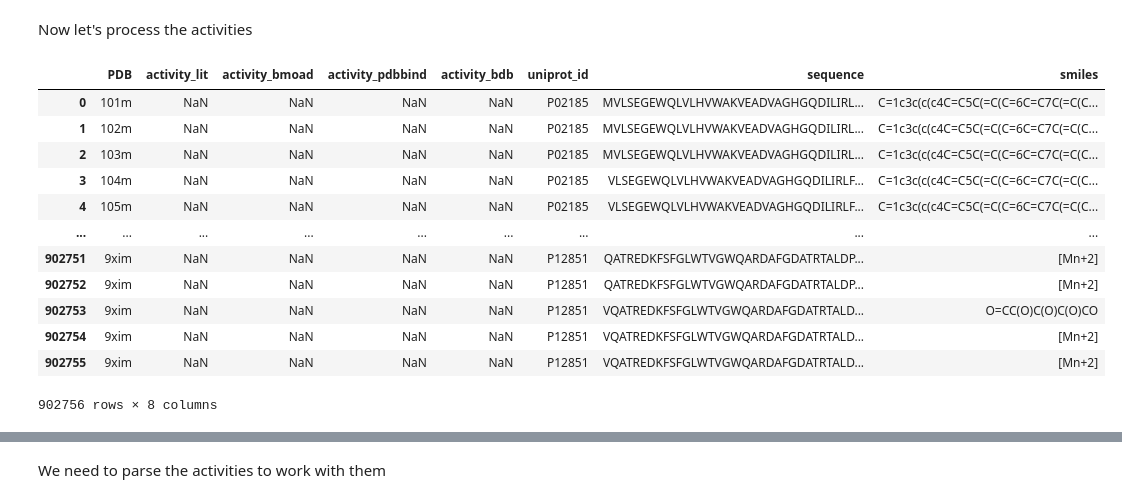
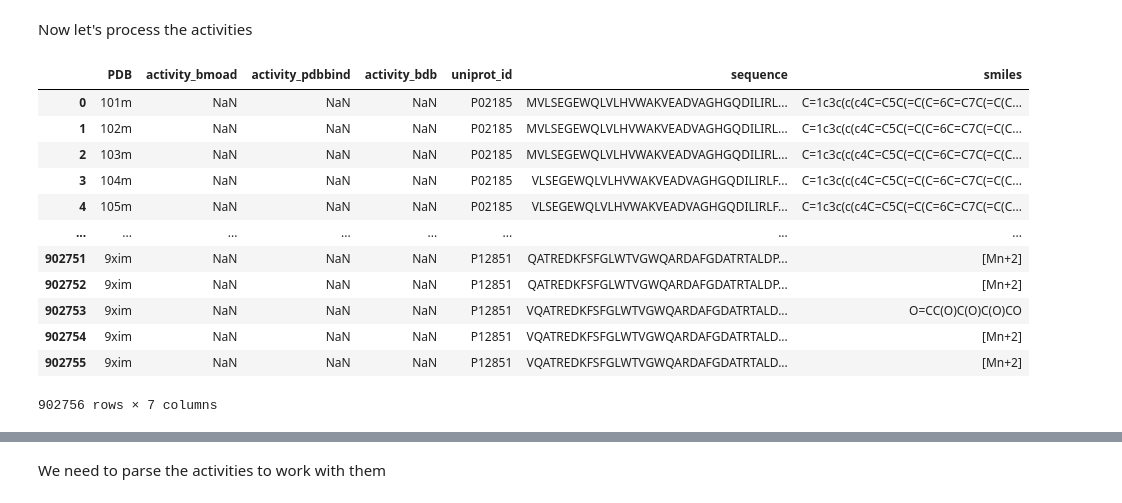
Before and after one commit to optic-inc/plumber, a Jupyter notebook: notebooks/03_biolip.ipynb, the cells around one changed output, grey strips where cells are left out. Saved outputs shown, nothing was run; the diff lists cells and outputs as text; code cells hidden in the pictures.

```diff
--- a/notebooks/03_biolip.ipynb
+++ b/notebooks/03_biolip.ipynb
@@ -91,30 +91,29 @@ smiles = biolip[4].map(ligand2smiles)
 # %% [markdown]
 Now let's process the activities
 # %%
-biolip = biolip[[0, 13, 14, 15, 16, 17, 20]].reset_index(drop=True)
+biolip = biolip[[0, 14, 15, 16, 17, 20]].reset_index(drop=True)
 biolip.columns = [
     'PDB',
-    'activity_lit',
     'activity_bmoad',
     'activity_pdbbind',
     'activity_bdb',
     'uniprot_id',
     'sequence',
 ]
 biolip['smiles'] = smiles
 biolip
 # %% [output]
-|  | PDB | activity_lit | activity_bmoad | activity_pdbbind | activity_bdb | uniprot_id | sequence | smiles |
-| 0 | 101m | NaN | NaN | NaN | NaN | P02185 | MVLSEGEWQLVLHVWAKVEADVAGHGQDILIRL... | C=1c3c(c(c4C=C5C(=C(C=6C=C7C(=C(C... |
-| 1 | 102m | NaN | NaN | NaN | NaN | P02185 | MVLSEGEWQLVLHVWAKVEADVAGHGQDILIRL... | C=1c3c(c(c4C=C5C(=C(C=6C=C7C(=C(C... |
-| 2 | 103m | NaN | NaN | NaN | NaN | P02185 | MVLSEGEWQLVLHVWAKVEADVAGHGQDILIRL... | C=1c3c(c(c4C=C5C(=C(C=6C=C7C(=C(C... |
-| 3 | 104m | NaN | NaN | NaN | NaN | P02185 | VLSEGEWQLVLHVWAKVEADVAGHGQDILIRLF... | C=1c3c(c(c4C=C5C(=C(C=6C=C7C(=C(C... |
-| 4 | 105m | NaN | NaN | NaN | NaN | P02185 | VLSEGEWQLVLHVWAKVEADVAGHGQDILIRLF... | C=1c3c(c(c4C=C5C(=C(C=6C=C7C(=C(C... |
-| ... | ... | ... | ... | ... | ... | ... | ... | ... |
-| 902751 | 9xim | NaN | NaN | NaN | NaN | P12851 | QATREDKFSFGLWTVGWQARDAFGDATRTALDP... | [Mn+2] |
-| 902752 | 9xim | NaN | NaN | NaN | NaN | P12851 | QATREDKFSFGLWTVGWQARDAFGDATRTALDP... | [Mn+2] |
-| 902753 | 9xim | NaN | NaN | NaN | NaN | P12851 | VQATREDKFSFGLWTVGWQARDAFGDATRTALD... | O=CC(O)C(O)C(O)CO |
-| 902754 | 9xim | NaN | NaN | NaN | NaN | P12851 | VQATREDKFSFGLWTVGWQARDAFGDATRTALD... | [Mn+2] |
-| 902755 | 9xim | NaN | NaN | NaN | NaN | P12851 | VQATREDKFSFGLWTVGWQARDAFGDATRTALD... | [Mn+2] |
+|  | PDB | activity_bmoad | activity_pdbbind | activity_bdb | uniprot_id | sequence | smiles |
+| 0 | 101m | NaN | NaN | NaN | P02185 | MVLSEGEWQLVLHVWAKVEADVAGHGQDILIRL... | C=1c3c(c(c4C=C5C(=C(C=6C=C7C(=C(C... |
+| 1 | 102m | NaN | NaN | NaN | P02185 | MVLSEGEWQLVLHVWAKVEADVAGHGQDILIRL... | C=1c3c(c(c4C=C5C(=C(C=6C=C7C(=C(C... |
+| 2 | 103m | NaN | NaN | NaN | P02185 | MVLSEGEWQLVLHVWAKVEADVAGHGQDILIRL... | C=1c3c(c(c4C=C5C(=C(C=6C=C7C(=C(C... |
+| 3 | 104m | NaN | NaN | NaN | P02185 | VLSEGEWQLVLHVWAKVEADVAGHGQDILIRLF... | C=1c3c(c(c4C=C5C(=C(C=6C=C7C(=C(C... |
+| 4 | 105m | NaN | NaN | NaN | P02185 | VLSEGEWQLVLHVWAKVEADVAGHGQDILIRLF... | C=1c3c(c(c4C=C5C(=C(C=6C=C7C(=C(C... |
+| ... | ... | ... | ... | ... | ... | ... | ... |
+| 902751 | 9xim | NaN | NaN | NaN | P12851 | QATREDKFSFGLWTVGWQARDAFGDATRTALDP... | [Mn+2] |
+| 902752 | 9xim | NaN | NaN | NaN | P12851 | QATREDKFSFGLWTVGWQARDAFGDATRTALDP... | [Mn+2] |
+| 902753 | 9xim | NaN | NaN | NaN | P12851 | VQATREDKFSFGLWTVGWQARDAFGDATRTALD... | O=CC(O)C(O)C(O)CO |
+| 902754 | 9xim | NaN | NaN | NaN | P12851 | VQATREDKFSFGLWTVGWQARDAFGDATRTALD... | [Mn+2] |
+| 902755 | 9xim | NaN | NaN | NaN | P12851 | VQATREDKFSFGLWTVGWQARDAFGDATRTALD... | [Mn+2] |
-902756 rows × 8 columns
+902756 rows × 7 columns
 # %%
```
Also changed, not shown: parts of 15 cells of this notebook.
